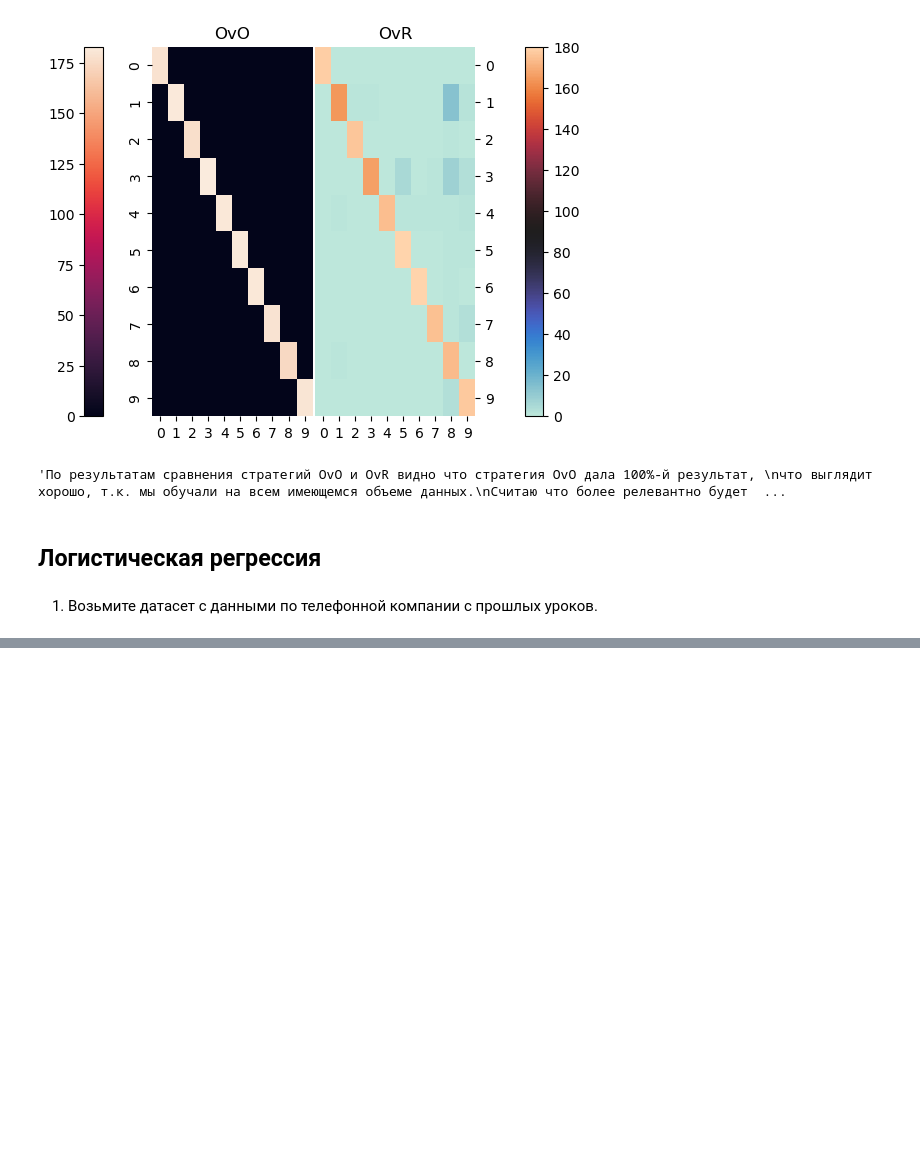
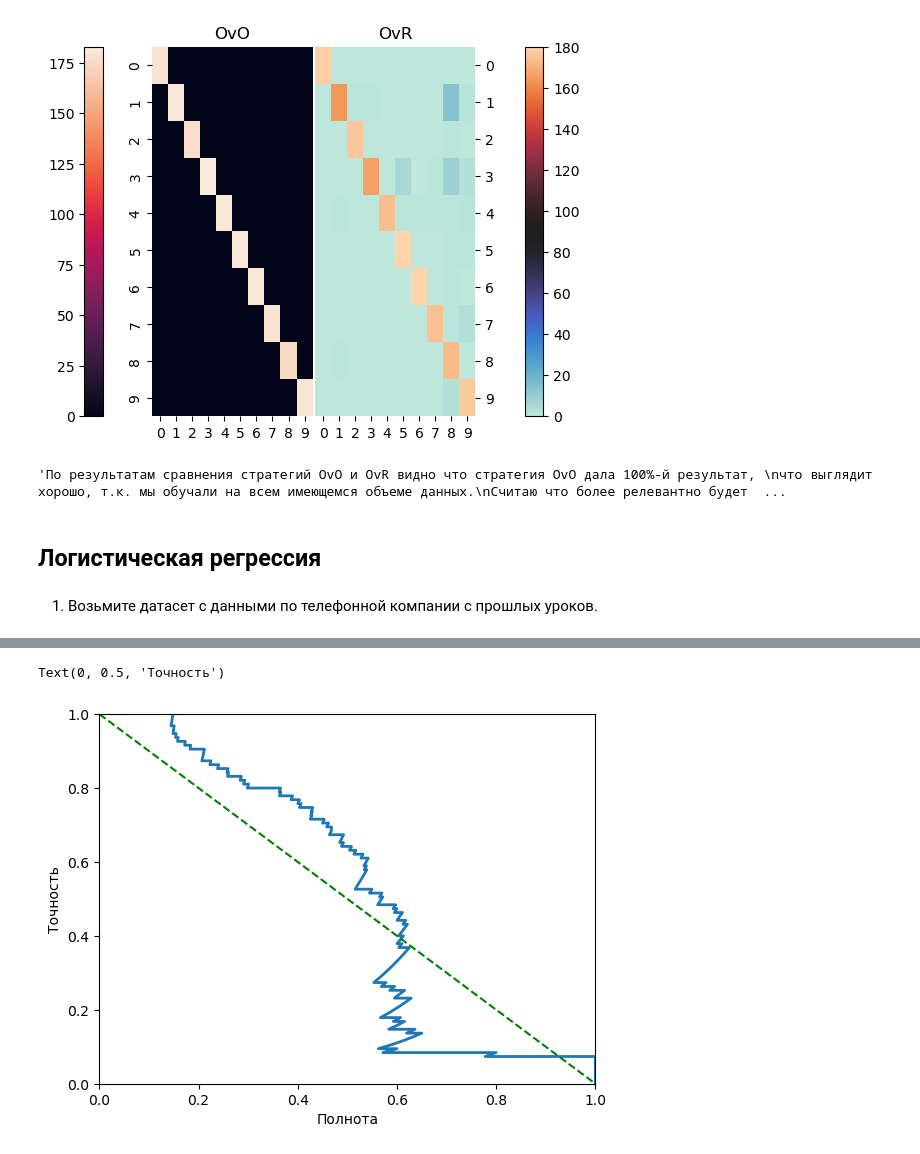
Before and after one commit to pavel-koleda/Data-Science-Homeworks, a Jupyter notebook: Lesson 16/HW16 Коледа П.Ю..ipynb, the cells around one changed output, grey strips where cells are left out. Drawn from its saved outputs; the diff is of its cells as text; code cells hidden in the pictures; blank space fills up the shorter version.

```diff
--- a/Lesson 16/HW16 Коледа П.Ю..ipynb
+++ b/Lesson 16/HW16 Коледа П.Ю..ipynb
@@ -393,0 +466,9 @@ array([[1.0000e+00, 5.1000e+00, 3.5000e+00, ..., 3.9200e-01, 5.6000e-02,
+# %%
+plt.plot(pre, rec, linewidth = 2)
+plt.plot([0,1], [1,0], 'g--')
+plt.axis([0,1,0,1])
+plt.xlabel('Полнота')
+plt.ylabel('Точность')
+# %% [output]
+Text(0, 0.5, 'Точность')
+[figure, added]
```
Also changed, not shown: parts of 70 cells of this notebook.
